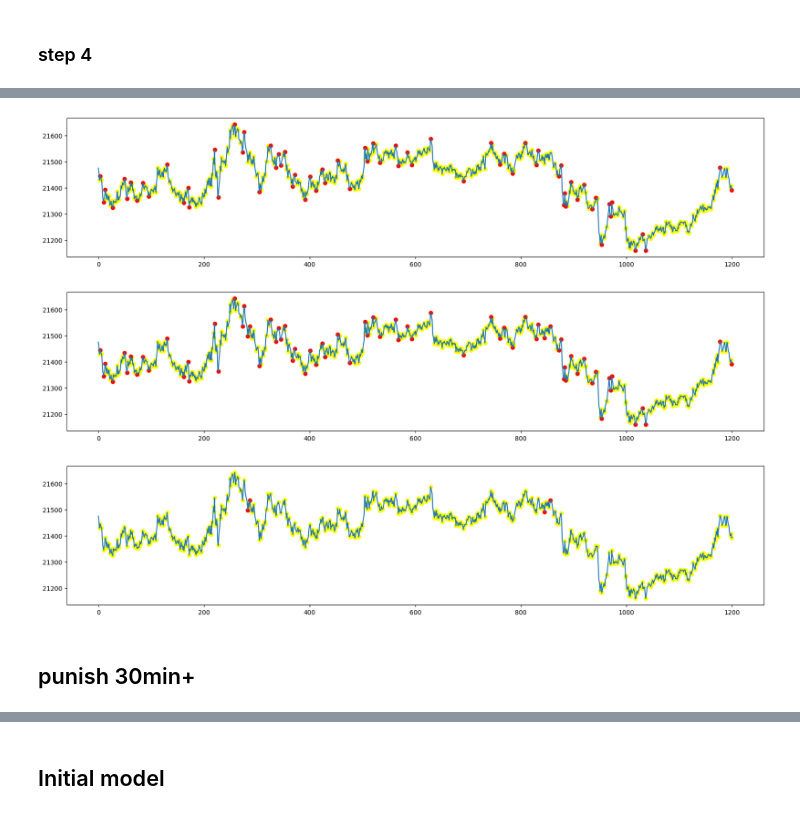
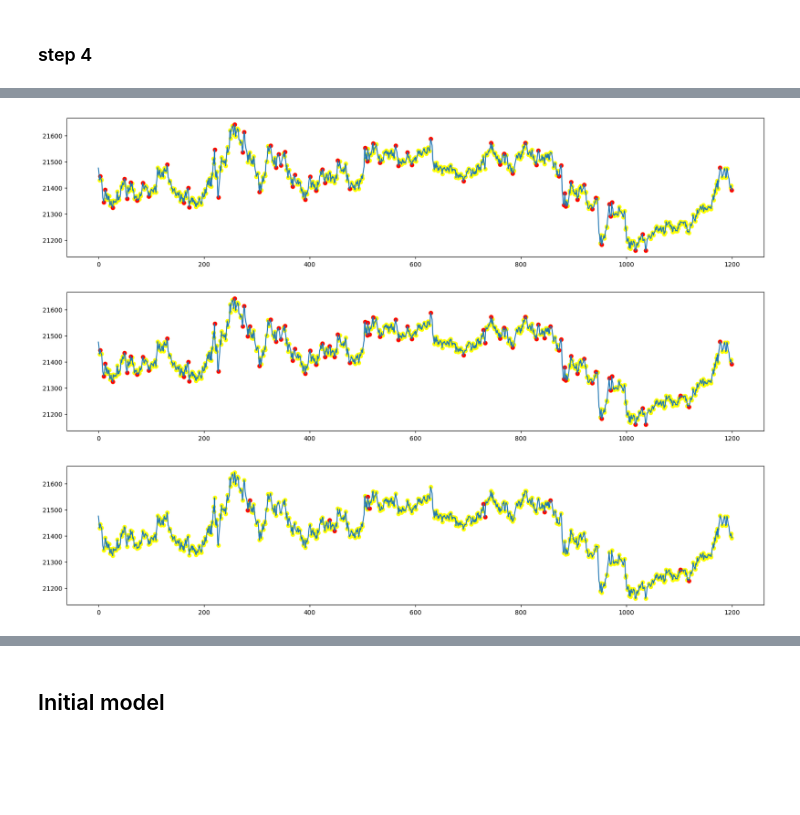
Before and after one commit to NikitaKrotenko/Diploma, a Jupyter notebook: razmetka.ipynb, the cells around one changed output, grey strips where cells are left out. Cells and saved outputs as stored; diff of their text form; code cells hidden in the pictures; blank space fills up the shorter version.

```diff
--- a/razmetka.ipynb
+++ b/razmetka.ipynb
@@ -476,0 +473,2 @@ while True:
+# %%
+df_razmetka = step3(df_razmetka, 'extr2', 'extr3')
@@ -498,9 +488,9 @@ extremas after step3: 15,054
 plot_selected_extremas(df_razmetka, 'extr2', 1200, figsize=(20,4))
 plot_selected_extremas(df_razmetka, 'extr3', 1200, figsize=(20,4))
 
-df_razmetka['temp'] = df_razmetka['extr2'] & (~df_razmetka['extr3'])
+df_razmetka['temp'] = ~df_razmetka['extr3'] & df_razmetka['extr2']
 plot_selected_extremas(df_razmetka, 'temp', 1200, figsize=(20,4))
-df_razmetka.drop('temp', axis=1, inplace=True)
+df_razmetka.drop(columns='temp', inplace=True)
 # %% [output]
 [figure]
 [figure]
@@ -585,3 +543,3 @@ def step4(df_raw, existing_extrema_col):
 # %%
-df_razmetka = step4(df_razmetka, 'extr3')
+df_razmetka = step4(df_razmetka, 'extr3', 'extr4')
 # %% [output]
@@ -610,13 +570,11 @@ extremas after step4: 16,782
 # %%
 plot_selected_extremas(df_razmetka, 'extr3', 1200, figsize=(20,4))
 plot_selected_extremas(df_razmetka, 'extr4', 1200, figsize=(20,4))
 
-df_razmetka['temp'] = df_razmetka['extr4'] & (~df_razmetka['extr3'])
+df_razmetka['temp'] = ~df_razmetka['extr3'] & df_razmetka['extr4']
 plot_selected_extremas(df_razmetka, 'temp', 1200, figsize=(20,4))
-df_razmetka.drop('temp', axis=1, inplace=True)
+df_razmetka.drop(columns='temp', inplace=True)
 # %% [output]
 [figure]
-[figure, old version]
+[figure, new version]
-[figure, old version]
+[figure, new version]
-# %% [markdown]
-## punish 30min+
```
Also changed, not shown: parts of 61 cells of this notebook, 2 other files.
